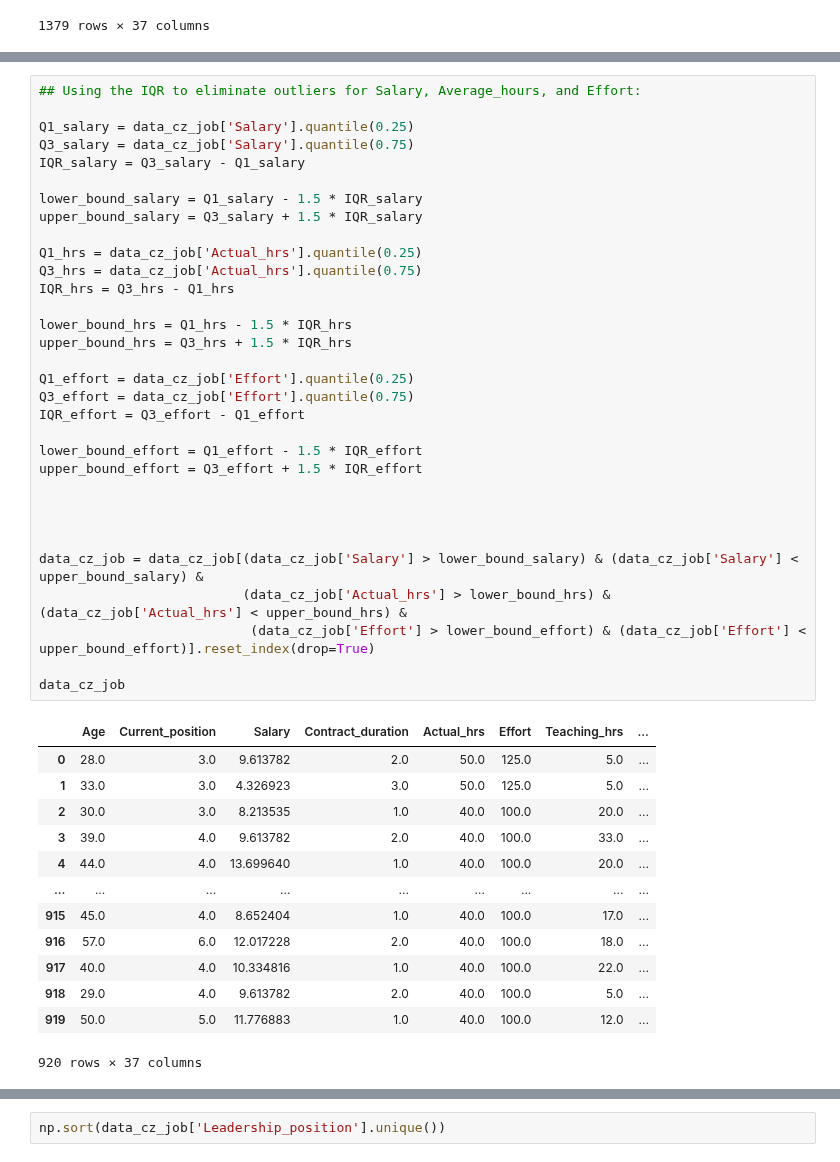
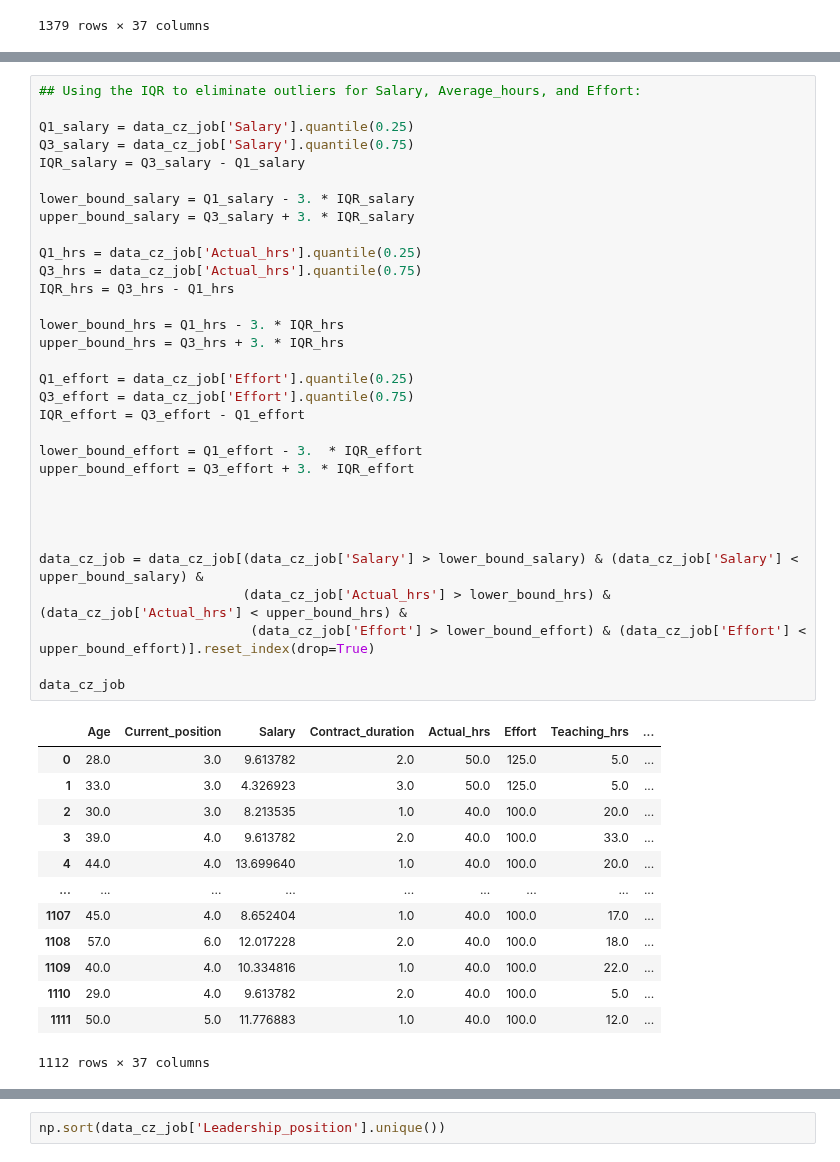
Before and after one commit to AndreiAf02/Job-Satisfaction, a Jupyter notebook: Job_Satisfaction_CZ_Seniority.ipynb, the cells around one changed output, grey strips where cells are left out. Drawn from its saved outputs; the diff is of its cells as text.

```diff
--- a/Job_Satisfaction_CZ_Seniority.ipynb
+++ b/Job_Satisfaction_CZ_Seniority.ipynb
@@ -232,42 +240,42 @@ Q1_salary = data_cz_job['Salary'].quantile(0.25)
 Q3_salary = data_cz_job['Salary'].quantile(0.75)
 IQR_salary = Q3_salary - Q1_salary
 
-lower_bound_salary = Q1_salary - 1.5 * IQR_salary
-upper_bound_salary = Q3_salary + 1.5 * IQR_salary
+lower_bound_salary = Q1_salary - 3. * IQR_salary
+upper_bound_salary = Q3_salary + 3. * IQR_salary
 
 Q1_hrs = data_cz_job['Actual_hrs'].quantile(0.25)
 Q3_hrs = data_cz_job['Actual_hrs'].quantile(0.75)
 IQR_hrs = Q3_hrs - Q1_hrs
 
-lower_bound_hrs = Q1_hrs - 1.5 * IQR_hrs
-upper_bound_hrs = Q3_hrs + 1.5 * IQR_hrs
+lower_bound_hrs = Q1_hrs - 3. * IQR_hrs
+upper_bound_hrs = Q3_hrs + 3. * IQR_hrs
 
 Q1_effort = data_cz_job['Effort'].quantile(0.25)
 Q3_effort = data_cz_job['Effort'].quantile(0.75)
 IQR_effort = Q3_effort - Q1_effort
 
-lower_bound_effort = Q1_effort - 1.5 * IQR_effort
-upper_bound_effort = Q3_effort + 1.5 * IQR_effort
+lower_bound_effort = Q1_effort - 3.  * IQR_effort
+upper_bound_effort = Q3_effort + 3. * IQR_effort
 
 
 
 
 data_cz_job = data_cz_job[(data_cz_job['Salary'] > lower_bound_salary) & (data_cz_job['Salary'] < upper_bound_salary) &
                           (data_cz_job['Actual_hrs'] > lower_bound_hrs) & (data_cz_job['Actual_hrs'] < upper_bound_hrs) &
                            (data_cz_job['Effort'] > lower_bound_effort) & (data_cz_job['Effort'] < upper_bound_effort)].reset_index(drop=True)
 
 data_cz_job
 # %% [output]
 |  | Age | Current_position | Salary | Contract_duration | Actual_hrs | Effort | Teaching_hrs | ... |
 | 0 | 28.0 | 3.0 | 9.613782 | 2.0 | 50.0 | 125.0 | 5.0 | ... |
 | 1 | 33.0 | 3.0 | 4.326923 | 3.0 | 50.0 | 125.0 | 5.0 | ... |
 | 2 | 30.0 | 3.0 | 8.213535 | 1.0 | 40.0 | 100.0 | 20.0 | ... |
 | 3 | 39.0 | 4.0 | 9.613782 | 2.0 | 40.0 | 100.0 | 33.0 | ... |
 | 4 | 44.0 | 4.0 | 13.699640 | 1.0 | 40.0 | 100.0 | 20.0 | ... |
 | ... | ... | ... | ... | ... | ... | ... | ... | ... |
-| 915 | 45.0 | 4.0 | 8.652404 | 1.0 | 40.0 | 100.0 | 17.0 | ... |
-| 916 | 57.0 | 6.0 | 12.017228 | 2.0 | 40.0 | 100.0 | 18.0 | ... |
-| 917 | 40.0 | 4.0 | 10.334816 | 1.0 | 40.0 | 100.0 | 22.0 | ... |
-| 918 | 29.0 | 4.0 | 9.613782 | 2.0 | 40.0 | 100.0 | 5.0 | ... |
-| 919 | 50.0 | 5.0 | 11.776883 | 1.0 | 40.0 | 100.0 | 12.0 | ... |
+| 1107 | 45.0 | 4.0 | 8.652404 | 1.0 | 40.0 | 100.0 | 17.0 | ... |
+| 1108 | 57.0 | 6.0 | 12.017228 | 2.0 | 40.0 | 100.0 | 18.0 | ... |
+| 1109 | 40.0 | 4.0 | 10.334816 | 1.0 | 40.0 | 100.0 | 22.0 | ... |
+| 1110 | 29.0 | 4.0 | 9.613782 | 2.0 | 40.0 | 100.0 | 5.0 | ... |
+| 1111 | 50.0 | 5.0 | 11.776883 | 1.0 | 40.0 | 100.0 | 12.0 | ... |
-920 rows × 37 columns
+1112 rows × 37 columns
```
Also changed, not shown: parts of 46 cells of this notebook.
